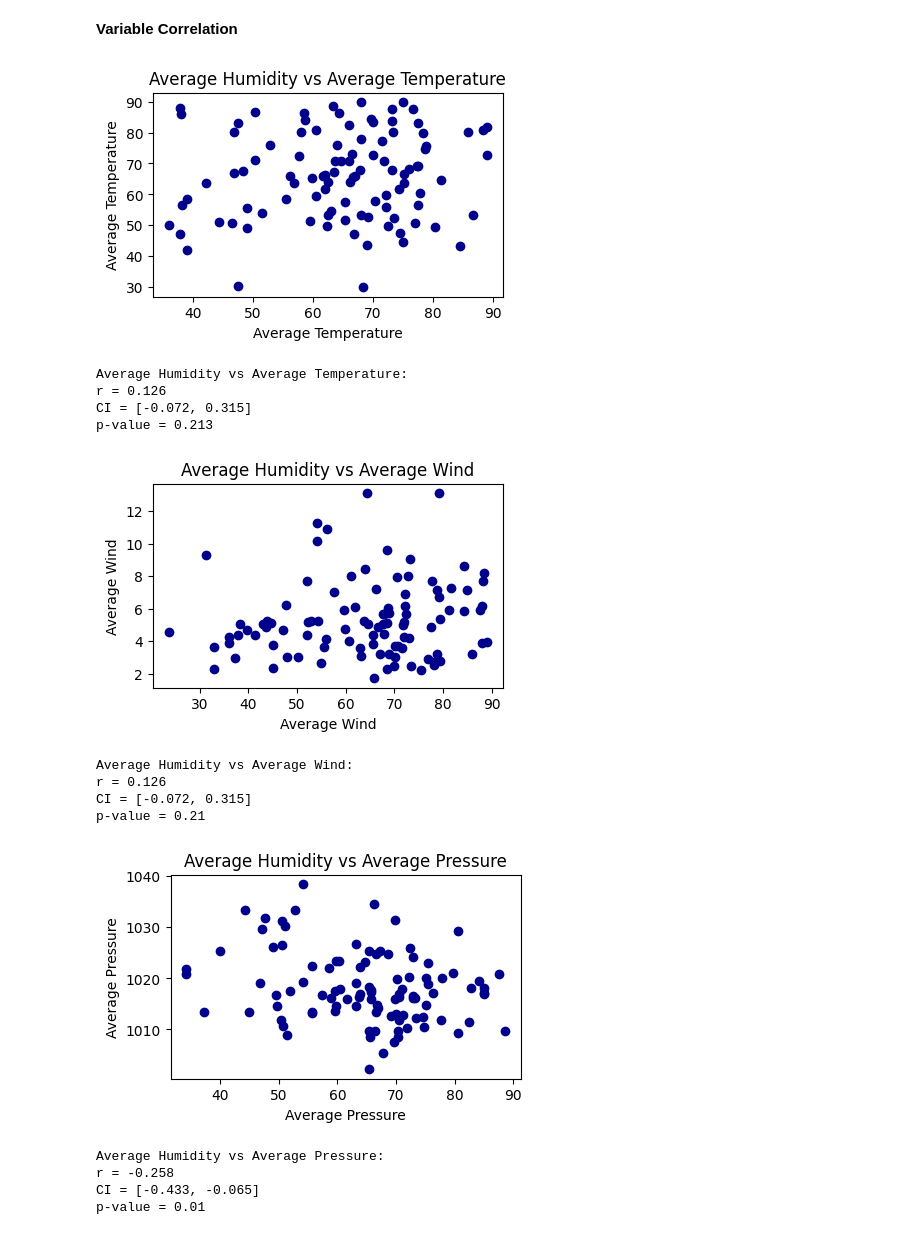
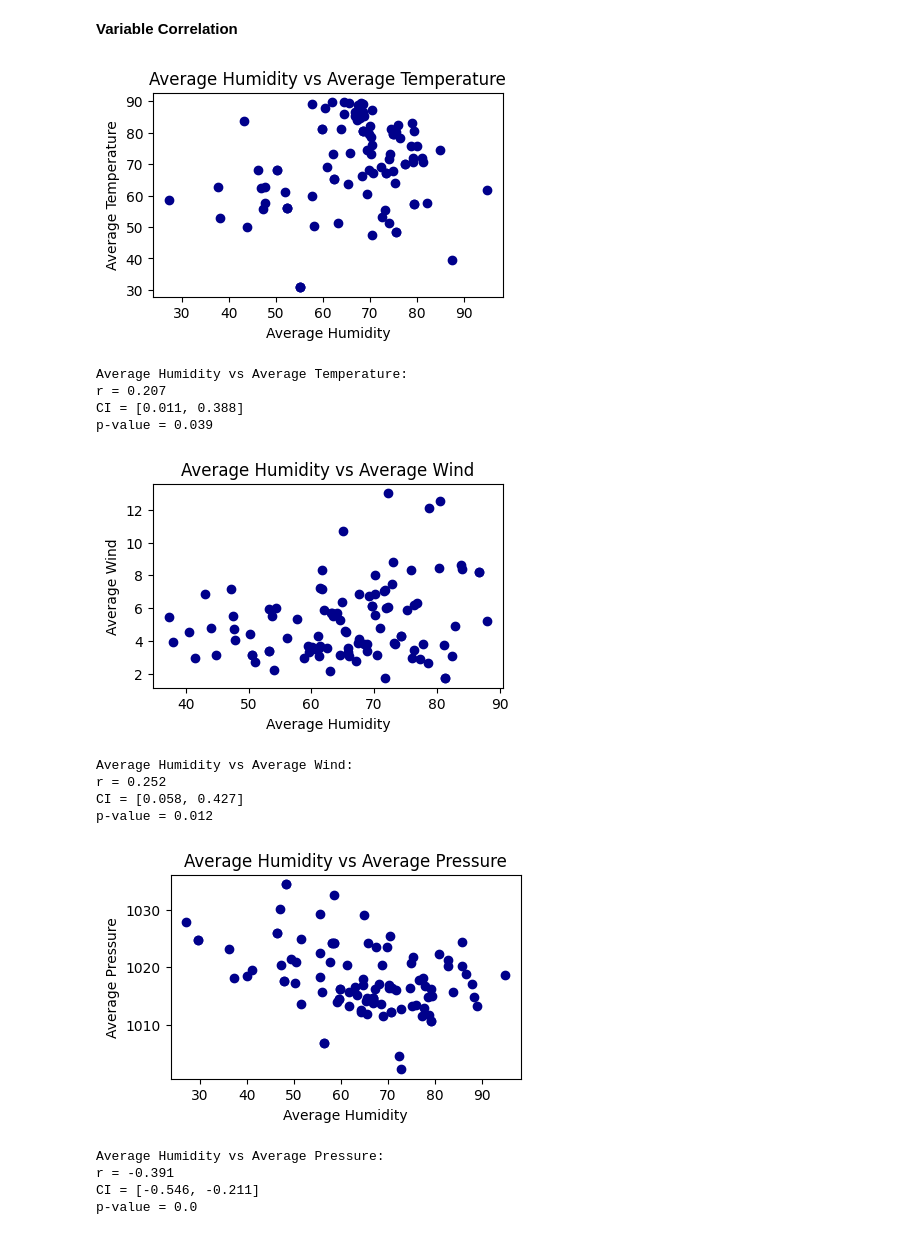
Before and after one commit to tjtrebat/air-quality-analysis, a Jupyter notebook: Variable_correlations.ipynb, the cells around one changed output. Saved outputs shown, nothing was run; the diff lists cells and outputs as text; code cells hidden in the pictures.

```diff
--- a/Variable_correlations.ipynb
+++ b/Variable_correlations.ipynb
@@ -21,11 +21,16 @@ df = pd.read_csv(file_path)
 # Looping through variables list
 for i, variable in enumerate(variables):
     for j, other_variable in enumerate(variables):
-        # 100 Random and Unique rows
-        A = random.choices(df[variables[i]].unique(), k=100)
-        B = random.choices(df[variables[j]].unique(), k=100)
 
         if i < j:
+
+              # 100 Random and Unique rows
+            random_indices = np.random.choice(df.index, 100, replace=False)
+
+            # Extract values from two separate columns using the selected indices
+            A = df.loc[random_indices, variables[i]]
+            B = df.loc[random_indices, variables[j]]
+
             x_var_name = variables[i].split('_')[1].capitalize()
             y_var_name = variables[j].split('_')[1].capitalize()
 
@@ -45,51 +50,51 @@ for i, variable in enumerate(variables):
             fig.subplots_adjust(bottom=0.2, left=0.2)
             plt.scatter(x, y, c='DarkBlue')
             plt.title("Average " + x_var_name + " vs " + "Average " + y_var_name)
-            ax.set_xlabel("Average " + y_var_name)
+            ax.set_xlabel("Average " + x_var_name)
             ax.set_ylabel("Average " + y_var_name + "")
             plt.show()
 
             # sample size
             n = 100
 
             # 95% Confidence Level, Alpha = 0.05 which is z score of 1.96
             z = 1.96
 
             # CI equation --> CI = r' ± Z1-α/2 * 1/squareroot(n-3)'
 
             stderr = 1.0 / math.sqrt(n - 3)  # stand deviation 1/sqrt(n-3)
             delta = z * stderr  # Multiply by the Z-score
             lower = math.tanh(math.atanh(r) - delta)  # lower limit
             upper = math.tanh(math.atanh(r) + delta)  # upper limit
 
             print(labels[i] + " vs " + labels[j] + ": ")
             print("r = " + str(r))
             print('CI = [' + str(round(lower, 3)) + ', ' + str(round(upper, 3)) + ']')
 
 
             # Merge both 100 random and unique rows into one list
             df2 = pd.DataFrame(np.column_stack([A, B]), columns=[i, j])
 
             # correlation coefficient r and P-value
             pearsonr(x, y)
             r2 = round(pearsonr(x, y)[0], 3)
             pvalue = round(pearsonr(x, y)[1], 3)
 
             #print(labels[i] + " vs " + labels[j] + ": ")
             print("p-value = " + str(pvalue) + '\n')
 # %% [output]
-[figure, old version]
+[figure, new version]
 Average Humidity vs Average Temperature:
-r = 0.126
-CI = [-0.072, 0.315]
-p-value = 0.213
+r = 0.207
+CI = [0.011, 0.388]
+p-value = 0.039
-[figure, old version]
+[figure, new version]
 Average Humidity vs Average Wind:
-r = 0.126
-CI = [-0.072, 0.315]
-p-value = 0.21
+r = 0.252
+CI = [0.058, 0.427]
+p-value = 0.012
-[figure, old version]
+[figure, new version]
 Average Humidity vs Average Pressure:
-r = -0.258
-CI = [-0.433, -0.065]
-p-value = 0.01
+r = -0.391
+CI = [-0.546, -0.211]
+p-value = 0.0
```
Also changed, not shown: parts of 2 cells of this notebook.
